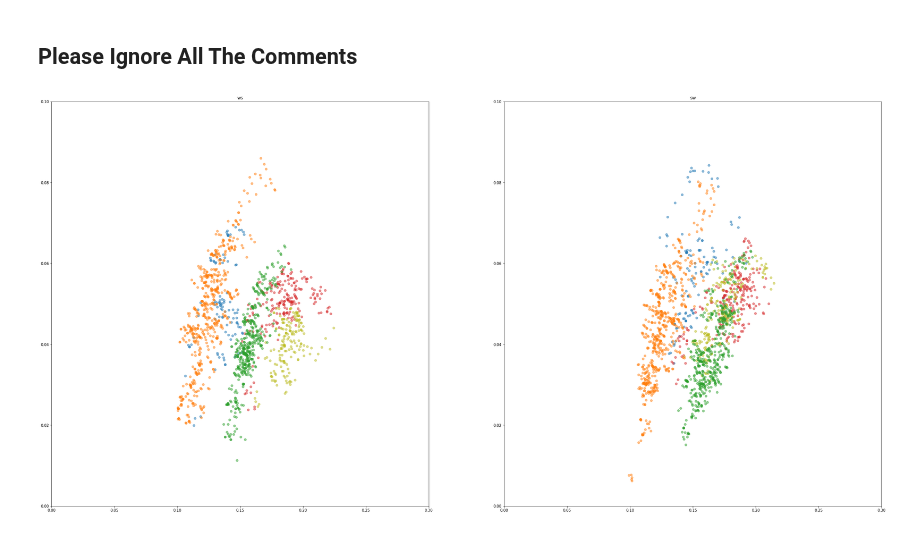
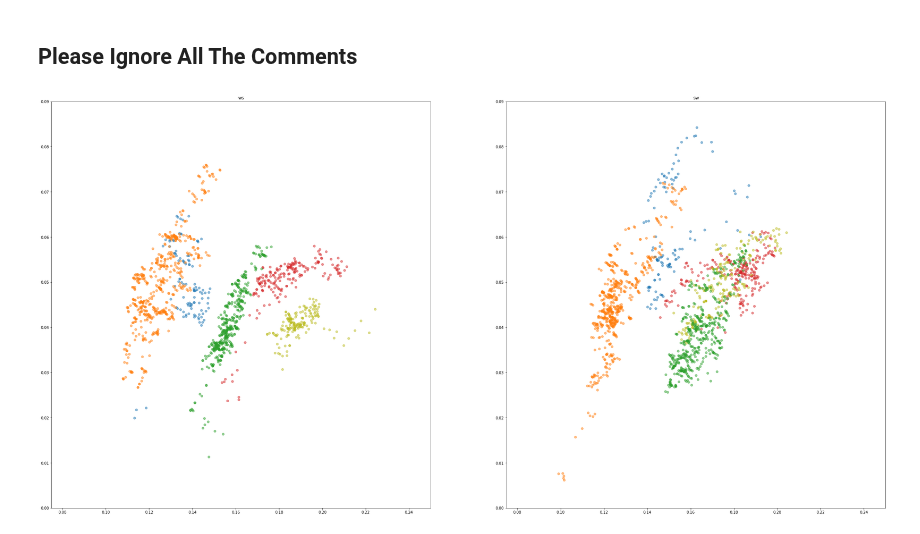
Before and after one commit to HengjunLuo/capstone-landis, a Jupyter notebook: flightTime.ipynb, the cells around one changed output. Saved outputs shown, nothing was run; the diff lists cells and outputs as text; code cells hidden in the pictures.

Commit message:
Made plots for 's' to 'w' and 'w' to 's' flight time, the plots are similar to Joseph's plot for 'wasd' press duration plots

```diff
--- a/flightTime.ipynb
+++ b/flightTime.ipynb
@@ -12,7 +12,7 @@ import matplotlib.pyplot as plt
 from log_parser import parse_keyboard_log
 from numpy_ringbuffer import RingBuffer
 
-sample_size = 20
+sample_size = 40
 labels = ['HEN', 'ZIR', 'JOS', 'MAR', 'MIT'] # Left out Jon bc he has no SOL logfile
 # Also I should just change this to use the routing file but it is what it is
 
@@ -62,35 +62,35 @@ for name in labels: # For each name listed above:
                                     duration_data[resultKey][0].append((durations_np.mean(), durations_np.std()))
                                     duration_data[resultKey][1].append('Hengjun')
                             else:# if it is the first record for resultKey
                                 durations_dict[resultKey] = RingBuffer(capacity=sample_size, dtype=float)
                                 duration_data[resultKey] = [[], []]
             else: # if it is the release of a release-press pair
                 tempReleaseDict[key] = time # Update the time in tempReleaseDict
 
     # I got pretty lazy here but it works lol
     color = 'black'
     if name == 'HEN':
         color = 'tab:blue'
     if name == 'ZIR':
         color = 'tab:red'
     if name == 'JOS':
         color = 'tab:olive'
     if name == 'MAR':
         color = 'tab:green'
     if name == 'MIT':
         color = 'tab:orange'
     if name == 'JON':
         color = 'tab:purple'
 
     # Each call to scatter() on the same axes just draws more points on top of it
     ax[0].set_title('ws')
-    ax[0].set_xlim(0, 0.30)
-    ax[0].set_ylim(0.00, 0.10)
+    ax[0].set_xlim(0.075, 0.25)
+    ax[0].set_ylim(0.00, 0.09)
     ax[0].scatter([x for x, _ in duration_data['ws'][0]], [y for _, y in duration_data['ws'][0]], c=color, alpha=0.5)
 
     ax[1].set_title('sw')
-    ax[1].set_xlim(0, 0.30)
-    ax[1].set_ylim(0.00, 0.10)
+    ax[1].set_xlim(0.075, 0.25)
+    ax[1].set_ylim(0.00, 0.09)
     ax[1].scatter([x for x, _ in duration_data['sw'][0]], [y for _, y in duration_data['sw'][0]], c=color, alpha=0.5)
 # %% [output]
-[figure, old version]
+[figure, new version]
```
